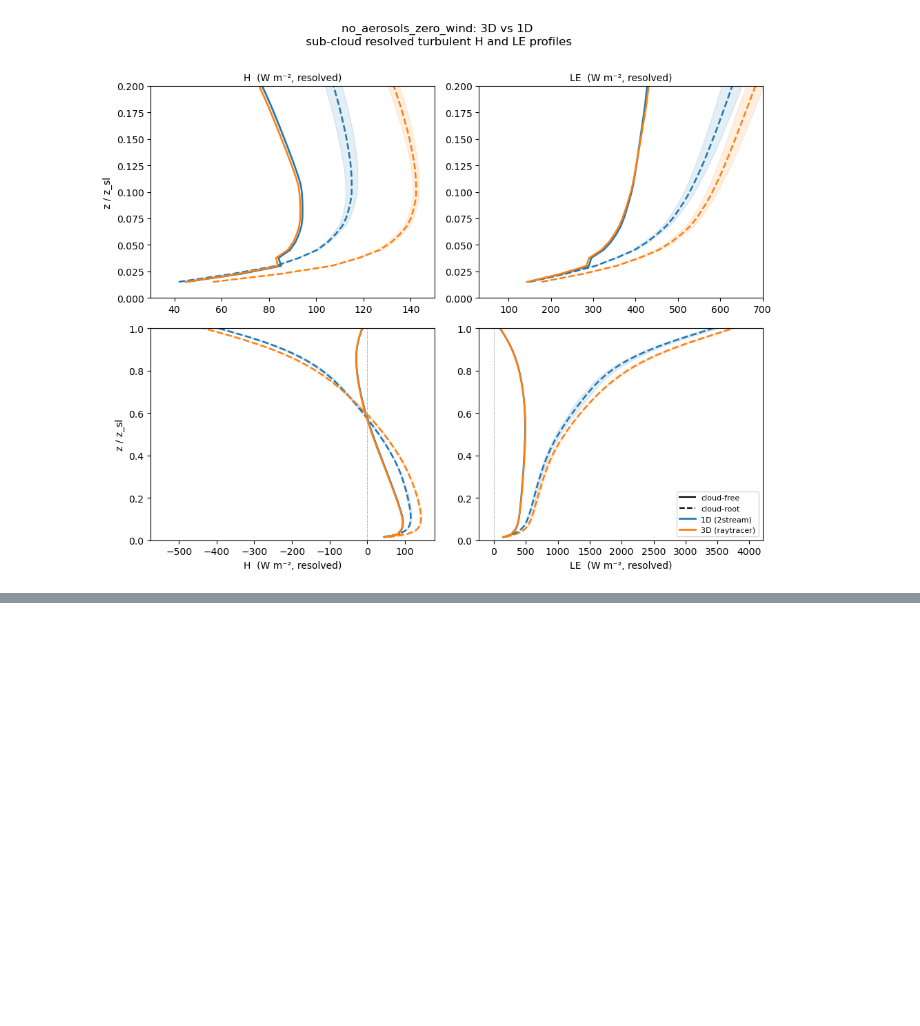
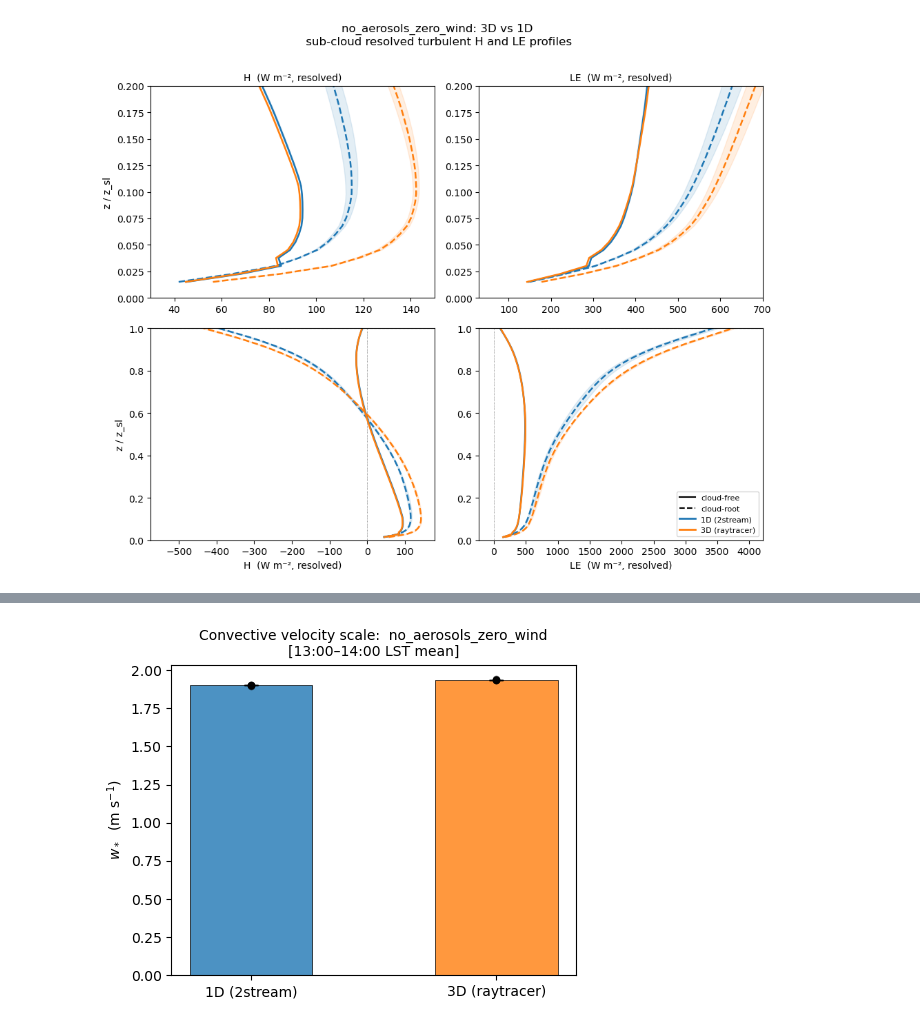
Before and after one commit to magpowell/microhh, a Jupyter notebook: cases/cass/analysis/base_comparison.ipynb, the cells around one changed output, grey strips where cells are left out. Saved outputs shown, nothing was run; the diff lists cells and outputs as text; code cells hidden in the pictures; blank space fills up the shorter version.

```diff
--- a/cases/cass/analysis/base_comparison.ipynb
+++ b/cases/cass/analysis/base_comparison.ipynb
@@ -460,18 +549,0 @@ Requires composite event files — built by `cloud_roots/free_vs_nudge_cloud_roo
-# %%
-# ── Load composite data (both xz and yz) ─────────────────────────────────────
-comp_data = {}
-print('Loading composites …')
-for case in CASES:
-    print(f'  {case["label"]}:')
-    result = average_reps(
-        Path(COMPOSITE_ROOT), case['comp_expt'], case['comp_rt'],
-        n_reps=N_REPS, verbose=True,
-    )
-    comp_data[case['key']] = result   # dict with 'xz' and/or 'yz' keys
-
-_avail = {
-    orient: {k: comp_data[k][orient] for k in comp_data if orient in comp_data[k]}
-    for orient in ('xz', 'yz')
-}
-for orient, cases in _avail.items():
-    print(f'  {orient}: {list(cases.keys())} available')
@@ -696,0 +634,31 @@ plt.tight_layout()
+# %%
+# ── Figure 6: w_* bar chart — 1D vs 3D ───────────────────────────────────────
+fig, ax = plt.subplots(figsize=(5, 4))
+
+x_pos  = np.arange(len(CASES))
+width  = 0.5
+
+for xi, case in enumerate(CASES):
+    vals = wstar_data[case['key']]
+    mean = np.nanmean(vals)
+    std  = np.nanstd(vals, ddof=0)
+    ax.bar(xi, mean, width, yerr=std, capsize=5,
+           color=case['color'], alpha=0.8, label=case['label'],
+           edgecolor='k', linewidth=0.6)
+    # individual rep markers
+    ax.scatter(np.full(len(vals), xi), vals,
+               color='k', s=20, zorder=3, alpha=0.6)
+
+ax.set_xticks(x_pos)
+ax.set_xticklabels([c['label'] for c in CASES])
+ax.set_ylabel(r'$w_*$  (m s$^{-1}$)')
+ax.set_title(f'Convective velocity scale:  {EXPT_KEY}\n'
+             f'[{LST_WIN[0]:.0f}:00–{LST_WIN[1]:.0f}:00 LST mean]',
+             fontsize=10)
+
+plt.tight_layout()
+if SAVE_PDF:
+    fig.savefig(f'fig6_wstar_{EXPT_KEY}.pdf', bbox_inches='tight')
+plt.show()
+# %% [output]
+[figure, added]
```
Also changed, not shown: parts of 19 cells of this notebook, 36 other files.
